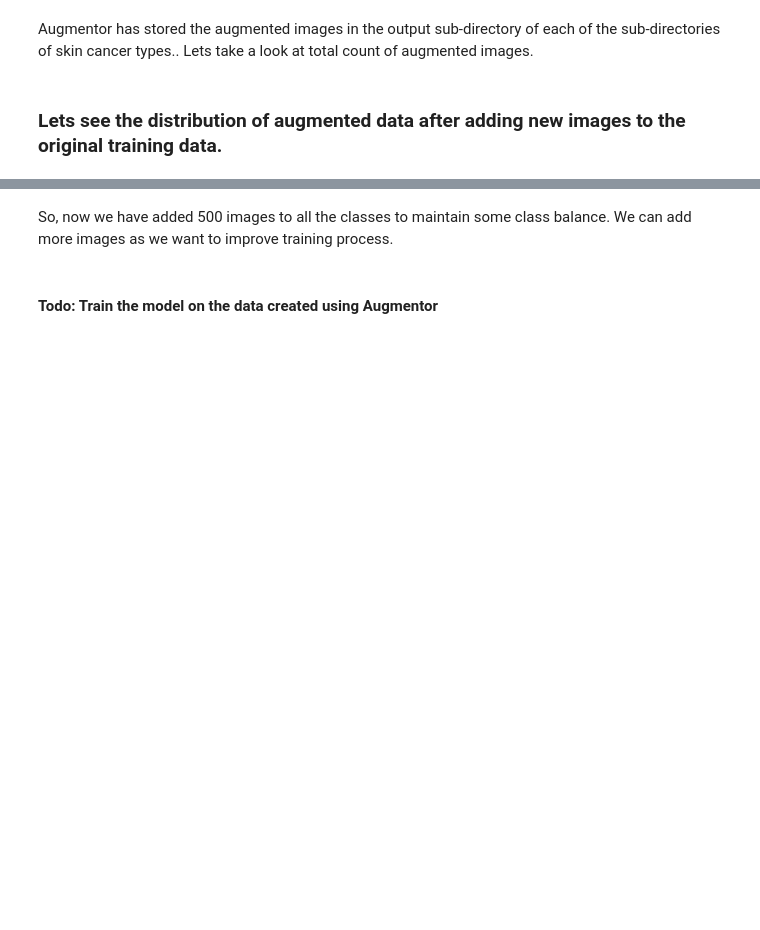
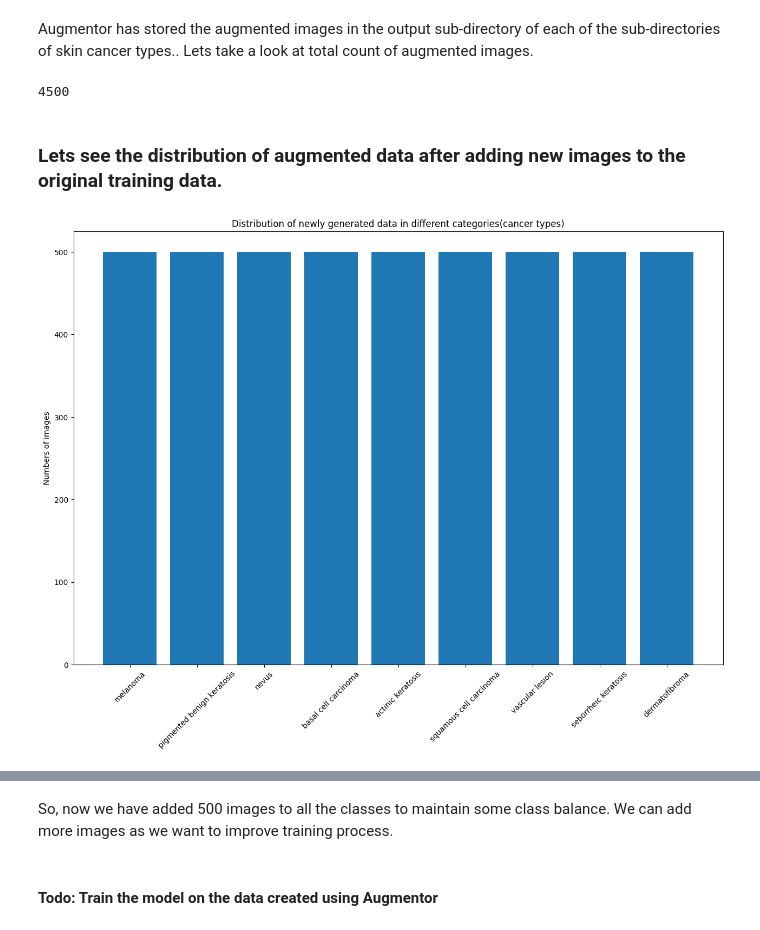
Before and after one commit to abhilash-radhakrishnaru/MelanomaDetection, a Jupyter notebook: CNN_Skin_Cancer Detection.ipynb, the cells around one changed output, grey strips where cells are left out. Saved outputs shown, nothing was run; the diff lists cells and outputs as text; code cells hidden in the pictures; blank space fills up the shorter version.

Commit message:
Model with augmented images

```diff
--- a/CNN_Skin_Cancer Detection.ipynb
+++ b/CNN_Skin_Cancer Detection.ipynb
@@ -130,7 +130,7 @@ print(class_names)
 plt.figure(figsize=(10,10))
 for i in range(len(class_names)): #loop through each class
   plt.subplot(3,3,i+1)
-  image= plt.imread(str(list(data_dir_train.glob(class_names[i]+'/*.jpg'))[0])) #pick the first image in each directory
+  image= plt.imread(str(list(train_data_dir.glob(class_names[i]+'/*.jpg'))[0])) #pick the first image in each directory
   plt.title(class_names[i])
   plt.imshow(image)
   plt.axis("off") #scale doesn't make any relevance here
@@ -473,7 +492,10 @@ To use `Augmentor`, the following general procedure is followed:
 2. Define a number of operations to perform on this data set using your `Pipeline` object.<br>
 3. Execute these operations by calling the `Pipeline’s` `sample()` method.
 # %%
-path_to_training_dataset="To do"
+# Its assumed that all the input images are present in "Skin cancer ISIC The International Skin Imaging Collaboration"
+# folder. And this folder is present in one level above the directory as this source file present
+# Also assumed that Train data set is present in Train folder and test in Test folder
+path_to_training_dataset="../Skin cancer ISIC The International Skin Imaging Collaboration/Train/"
 import Augmentor
 for i in class_names:
     p = Augmentor.Pipeline(path_to_training_dataset + i)
@@ -482,8 +523,32 @@ for i in class_names:
 # %% [markdown]
 Augmentor has stored the augmented images in the output sub-directory of each of the sub-directories of skin cancer types.. Lets take a look at total count of augmented images.
 # %%
-image_count_train = len(list(data_dir_train.glob('*/output/*.jpg')))
+#Checking the genereted files count
+image_count_train = len(list(train_data_dir.glob('*/output/*.jpg')))
 print(image_count_train)
+# %% [output]
+4500
 # %% [markdown]
 ### Lets see the distribution of augmented data after adding new images to the original training data.
+# %%
+#Visualize the new data distribution over different categories
+x=[]
+y=[]
+#get file count in each directory
+dirList = os.listdir(train_data_dir)
+for i in range(len(dirList)):
+  x.append(dirList[i])
+  y.append(len(list(train_data_dir.glob(dirList[i]+'/output/*.jpg'))))
+
+
+fig = plt.figure(figsize=(12,8))
+ax = fig.add_axes([0,0,1,1])
+
+ax.bar(x,y)
+ax.set_ylabel('Numbers of images')
+ax.set_title('Distribution of newly generated data in different categories(cancer types)')
+plt.xticks(rotation=45)
+plt.show()
+# %% [output]
+[figure, added]
 # %%
```
Also changed, not shown: parts of 31 cells of this notebook.
